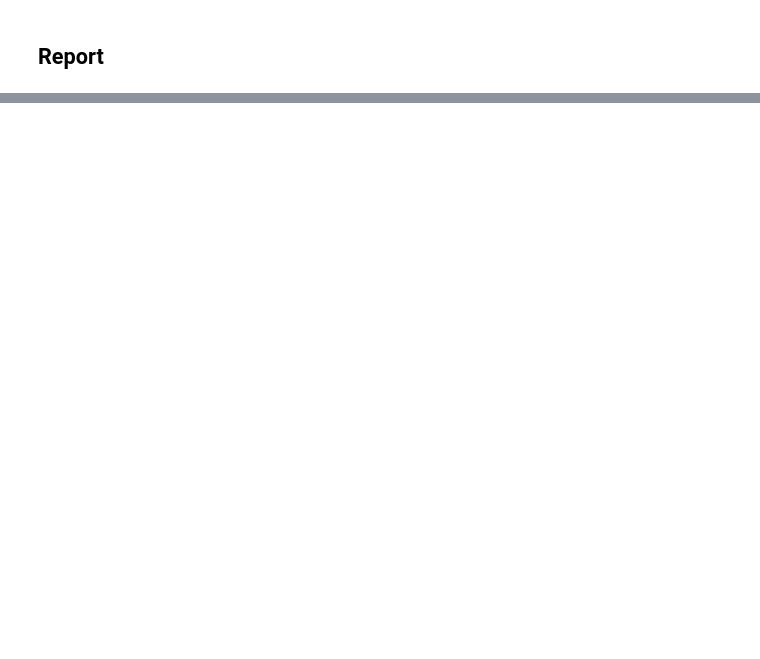
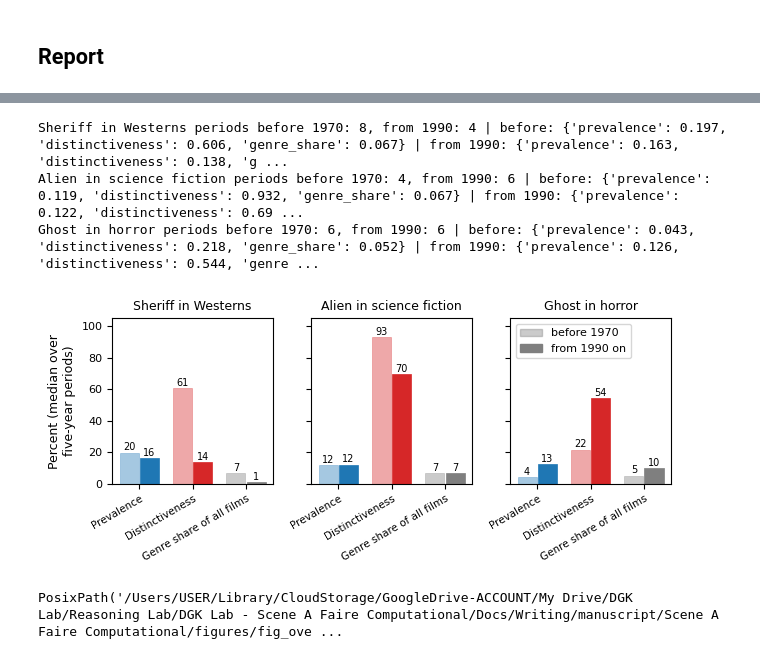
Before and after one commit to DGK-Law-and-Cognition-Lab/SceneAFaire, a Jupyter notebook: Analysis/notebooks/16c_manuscript_figures_turnover.ipynb, the cells around one changed output, grey strips where cells are left out. Drawn from its saved outputs; the diff is of its cells as text; code cells hidden in the pictures; blank space fills up the shorter version.

```diff
--- a/Analysis/notebooks/16c_manuscript_figures_turnover.ipynb
+++ b/Analysis/notebooks/16c_manuscript_figures_turnover.ipynb
@@ -471,0 +476,26 @@ wrote /Users/<you>/Library/CloudStorage/GoogleDrive-<you>/My Drive/DGK Lab/Reaso
+# %%
+ao = read_parquet(V4 / '14_dimension_checks' / 'association_over_time.parquet')
+CASES = [('sheriff', 'Western', 'Sheriff in Westerns'), ('alien', 'Science Fiction', 'Alien in science fiction'), ('ghost', 'Horror', 'Ghost in horror')]
+def eras(el, g):
+    d = ao[(ao.element == el) & (ao.genre == g)]
+    return d[d.bin < 1970].median(numeric_only=True), d[d.bin >= 1990].median(numeric_only=True), int((d.bin < 1970).sum()), int((d.bin >= 1990).sum())
+cats = [('prevalence', S.PREVALENCE, 'Prevalence'), ('distinctiveness', S.DISTINCTIVENESS, 'Distinctive-\nness'), ('genre_share', S.NEUTRAL, 'Genre share\nof all films')]
+fig, axes = plt.subplots(1, 3, figsize=S.size(1.0, 2.9), sharey=True)
+for ax, (el, g, title) in zip(axes, CASES):
+    a, b, na, nb_ = eras(el, g)
+    for j, (c, col, lab) in enumerate(cats):
+        for val, alpha, off in [(a[c], 0.4, -0.19), (b[c], 1.0, 0.19)]:
+            ax.bar(j + off, 100 * val, 0.36, color=col, alpha=alpha, edgecolor=col, lw=0.5)
+            ax.text(j + off, 100 * val + 1.5, f'{100 * val:.0f}', ha='center', fontsize=7)
+    ax.set_xticks(range(3)); ax.set_xticklabels([l.replace('\n', ' ').replace('- ', '') for *_, l in cats], fontsize=7.5, rotation=30, ha='right', rotation_mode='anchor'); ax.set_title(title)
+    print(title, f'periods before 1970: {na}, from 1990: {nb_}', '| before:', {c: round(float(a[c]), 3) for c, *_ in cats}, '| from 1990:', {c: round(float(b[c]), 3) for c, *_ in cats})
+axes[0].set_ylabel('Percent (median over\nfive-year periods)'); axes[0].set_ylim(0, 105)
+from matplotlib.patches import Patch
+axes[2].legend(handles=[Patch(color=S.NEUTRAL, alpha=0.4, label='before 1970'), Patch(color=S.NEUTRAL, label='from 1990 on')], loc='upper left')
+S.save(fig, 'fig_over_time_before_after', FIG)
+# %% [output]
+Sheriff in Westerns periods before 1970: 8, from 1990: 4 | before: {'prevalence': 0.197, 'distinctiveness': 0.606, 'genre_share': 0.067} | from 1990: {'prevalence': 0.163, 'distinctiveness': 0.138, 'g ...
+Alien in science fiction periods before 1970: 4, from 1990: 6 | before: {'prevalence': 0.119, 'distinctiveness': 0.932, 'genre_share': 0.067} | from 1990: {'prevalence': 0.122, 'distinctiveness': 0.69 ...
+Ghost in horror periods before 1970: 6, from 1990: 6 | before: {'prevalence': 0.043, 'distinctiveness': 0.218, 'genre_share': 0.052} | from 1990: {'prevalence': 0.126, 'distinctiveness': 0.544, 'genre ...
+[figure, added]
+PosixPath('/Users/USER/Library/CloudStorage/GoogleDrive-ACCOUNT/My Drive/DGK Lab/Reasoning Lab/DGK Lab - Scene A Faire Computational/Docs/Writing/manuscript/Scene A Faire Computational/figures/fig_ove ...
```
Also changed, not shown: parts of 12 cells of this notebook, 50 other files.
